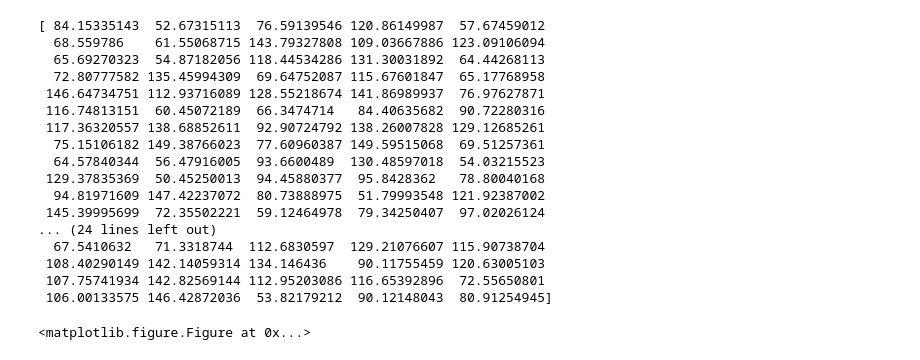
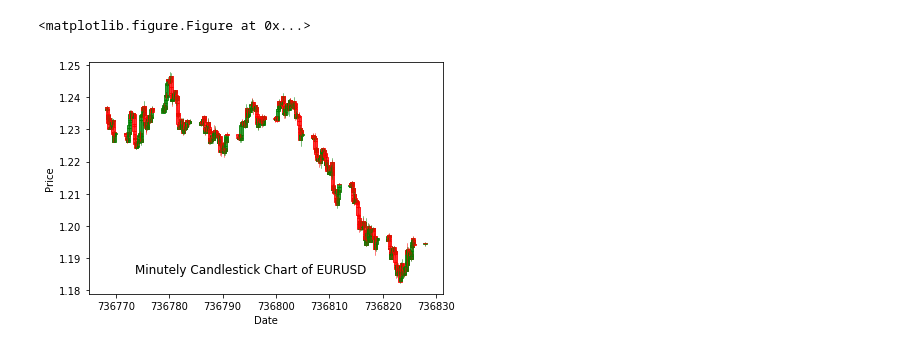
Before and after one commit to egill12/systematictradingstrategies, a Jupyter notebook: candlecode/image_process.ipynb, the cells around one changed output. Cells and saved outputs as stored; diff of their text form; code cells hidden in the pictures.

Commit message:
Add files via upload
Adding sloep and new code workings to create image matrix from GAN

```diff
--- a/candlecode/image_process.ipynb
+++ b/candlecode/image_process.ipynb
@@ -35,8 +52,5 @@ OverflowError: cannot convert float infinity to integer
 # %%
 # workings
-all_ts = np.random.uniform(low=50.0, high=150.0, size=(200,))
-print(random_series)
-#print(testdata[['Open','High', "Low", "Close"]])
 testy = testdata[["Open","High", "Low","Close"]].values
 flat_list = [item for sublist in testy for item in sublist]
 
@@ -44,35 +58,24 @@ from series2gaf import *
 random_series = np.random.uniform(low=50.0, high=150.0, size=(200,))
 
 timeSeries = list(random_series)
-windowSize = 50 #5
-rollingLength = 10 #2
+window_size = 100 #5
+rolling_length = 50 #2
 fileName = 'demo_%02d_%02d' % (windowSize, rollingLength)
-# gan_rand is made  up of 10 elements (list), within that is a further 50 elements (np.array) and in each of those arrays we have a further 50 numbers.
+# gan_rand is made  up of 10 elements (lists, which are image windows), within that is a further 50 elements (np.array) and in each of those arrays we have a further 50 numbers (whihc are the params for each image window).
 # when using win = 5 and rolling = 2, then gan rand was 95 elements, with 5 further elements (np.array) and then another 5 inside.
-gan_rand = GenerateGAF(all_ts=flat_list[0:200],
-            window_size=windowSize,
-            rolling_length=rollingLength,
+# th enormalise window scaling of 2 doubles up the window length.
+# now we get a file named demo_50_10_gaf.pkl in current directory. inside the pickle file, you got a grammian angular field with shape (15, 50, 50).
+
+# shape[0] refers to data amount : floor((len(timeSeries)-(normalize_window_scaling-1)*windowSize)/windowSize)
+# shape[1] refers to image width : sliding windowSize of the picture to make into a GAF
+# shape[2] refers to image height : wthe number of steps to move forward before runnign another GAF, i.e. overlapping?
+gan_rand = GenerateGAF(all_ts=testy,
+            window_size=window_size,
+            rolling_length=rolling_length,
             fname=fileName,
-            normalize_window_scaling=2.0)
+            normalize_window_scaling=1.0)
 
 ts_img = np.load('%s_gaf.pkl' % fileName)
 PlotHeatmap(ts_img)
 # %% [output]
-[ 84.15335143  52.67315113  76.59139546 120.86149987  57.67459012
-  68.559786    61.55068715 143.79327808 109.03667886 123.09106094
-  65.69270323  54.87182056 118.44534286 131.30031892  64.44268113
-  72.80777582 135.45994309  69.64752087 115.67601847  65.17768958
- 146.64734751 112.93716089 128.55218674 141.86989937  76.97627871
- 116.74813151  60.45072189  66.3474714   84.40635682  90.72280316
- 117.36320557 138.68852611  92.90724792 138.26007828 129.12685261
-  75.15106182 149.38766023  77.60960387 149.59515068  69.51257361
-  64.57840344  56.47916005  93.6600489  130.48597018  54.03215523
- 129.37835369  50.45250013  94.45880377  95.8428362   78.80040168
-  94.81971609 147.42237072  80.73888975  51.79993548 121.92387002
- 145.39995699  72.35502221  59.12464978  79.34250407  97.02026124
-... (24 lines left out)
-  67.5410632   71.3318744  112.6830597  129.21076607 115.90738704
- 108.40290149 142.14059314 134.146436    90.11755459 120.63005103
- 107.75741934 142.82569144 112.95203086 116.65392896  72.55650801
- 106.00133575 146.42872036  53.82179212  90.12148043  80.91254945]
+<matplotlib.figure.Figure at 0x...>
-<matplotlib.figure.Figure at 0x...>
@@ -78,0 +112,33 @@ PlotHeatmap(ts_img)
+# %%
+import matplotlib.pyplot as plt
+import matplotlib.dates as mpl_dates
+from matplotlib.finance import candlestick_ohlc
+testdata = EURUSD[85000:86000]
+ohlc = testdata[["Datetime","Open","High", "Low","Close"]]
+# apply datetime to all py_ timestamp objects (pd.to_datetime makes a timestamp object
+#ohlc["TrueDt"] = ohlc["Datetime"].map(lambda ts: ts.to_pydatetime())
+#ohlc["Datetime"] = ohlc["Datetime"].dt.to_pydatetime()
+ohlc['Datetime'] = ohlc['Datetime'].apply(mpl_dates.date2num)
+ohlc = ohlc.astype(float)
+
+# Creating Subplots
+fig, ax = plt.subplots()
+
+#candlestick_ohlc(ax, opens = ohlc["Open"].values,highs = ohlc["High"].values, lows = ohlc["Low"].values,closes = ohlc["Close"].values, width=0.6, colorup='green', colordown='red', alpha=0.8)
+candlestick_ohlc(ax,ohlc.values , width=0.7, colorup='green', colordown='red', alpha=0.8)
+
+# Setting labels & titles
+ax.set_xlabel('Date')
+ax.set_ylabel('Price')
+fig.suptitle('Minutely Candlestick Chart of EURUSD', y = 0.25)
+
+# Formatting Date
+#date_format = mpl_dates.DateFormatter('%d-%m-%Y %')
+#ax.xaxis.set_major_formatter(date_format)
+#fig.autofmt_xdate()
+
+fig.tight_layout()
+
+plt.show()
+# %% [output]
+[figure, added]
```
Also changed, not shown: parts of 6 cells of this notebook, 1 other file.
